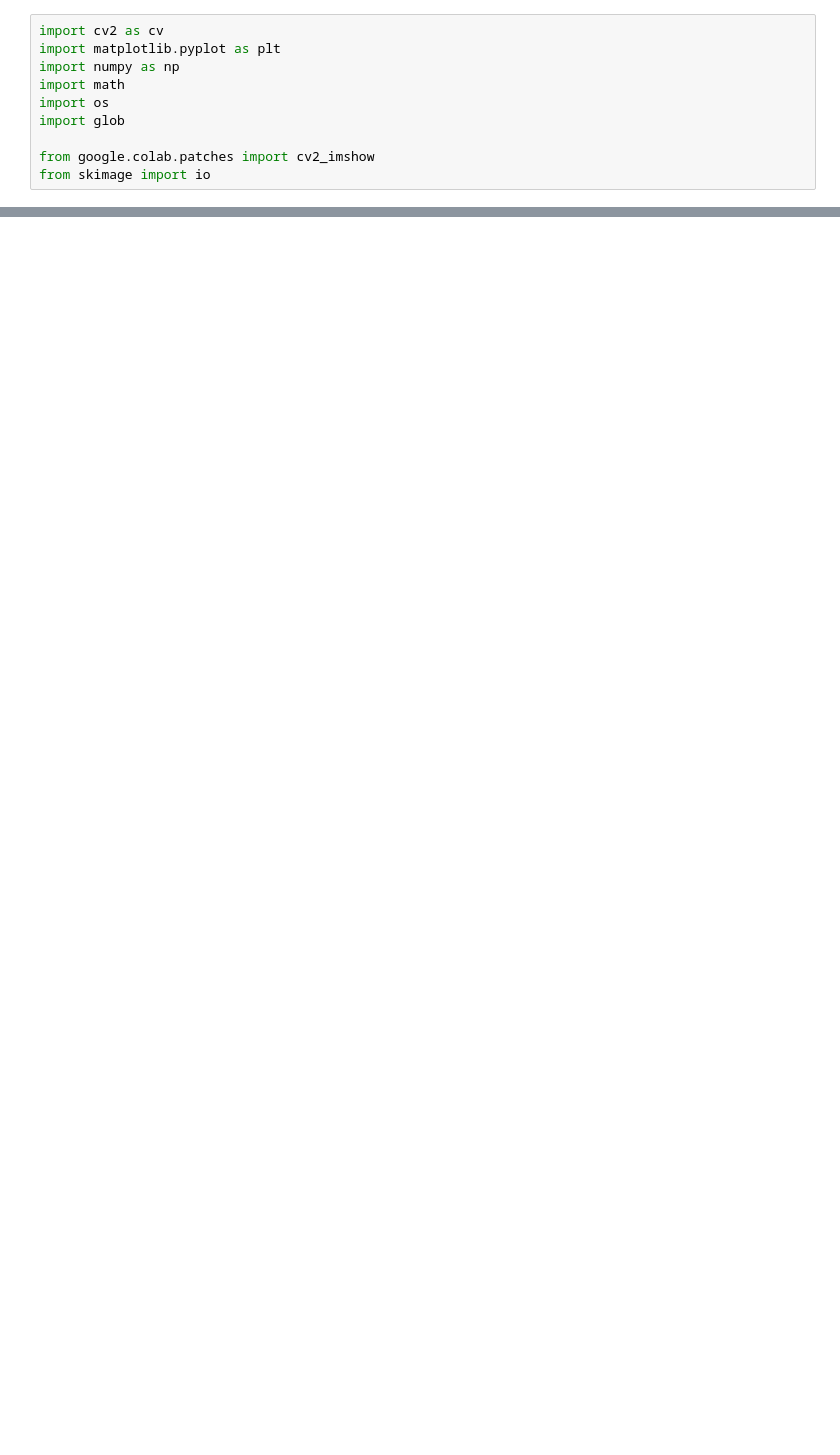
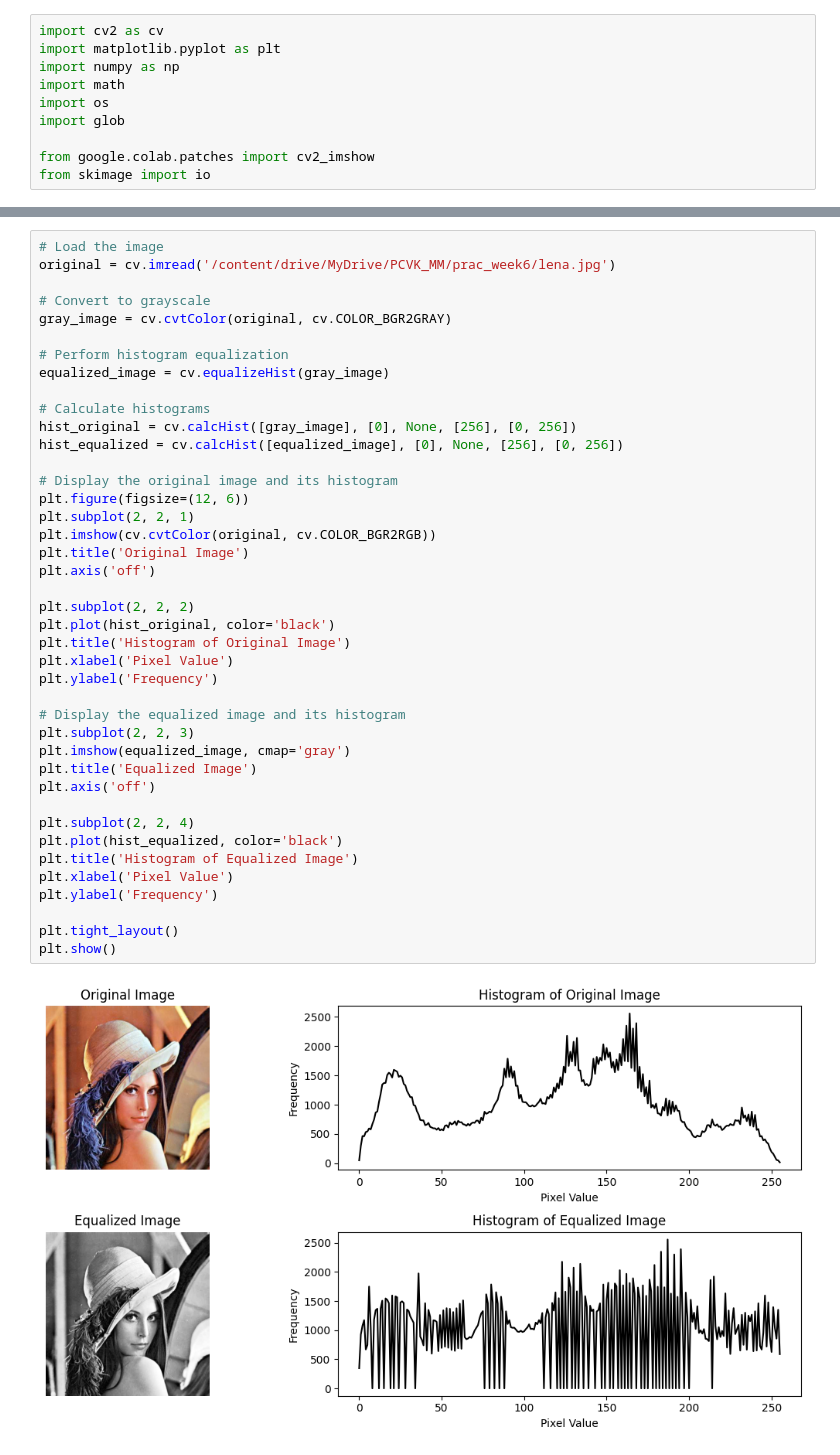
Before and after one commit to Raihandany/PCVK_Ganjil_2023, a Jupyter notebook: Week6_PCVK_2023.ipynb, the cells around one changed output, grey strips where cells are left out. Cells and saved outputs as stored; diff of their text form; blank space fills up the shorter version.

```diff
--- a/Week6_PCVK_2023.ipynb
+++ b/Week6_PCVK_2023.ipynb
@@ -54,0 +84,43 @@ NameError: ignored
+# %%
+# Load the image
+original = cv.imread('/content/drive/MyDrive/PCVK_MM/prac_week6/lena.jpg')
+
+# Convert to grayscale
+gray_image = cv.cvtColor(original, cv.COLOR_BGR2GRAY)
+
+# Perform histogram equalization
+equalized_image = cv.equalizeHist(gray_image)
+
+# Calculate histograms
+hist_original = cv.calcHist([gray_image], [0], None, [256], [0, 256])
+hist_equalized = cv.calcHist([equalized_image], [0], None, [256], [0, 256])
+
+# Display the original image and its histogram
+plt.figure(figsize=(12, 6))
+plt.subplot(2, 2, 1)
+plt.imshow(cv.cvtColor(original, cv.COLOR_BGR2RGB))
+plt.title('Original Image')
+plt.axis('off')
+
+plt.subplot(2, 2, 2)
+plt.plot(hist_original, color='black')
+plt.title('Histogram of Original Image')
+plt.xlabel('Pixel Value')
+plt.ylabel('Frequency')
+
+# Display the equalized image and its histogram
+plt.subplot(2, 2, 3)
+plt.imshow(equalized_image, cmap='gray')
+plt.title('Equalized Image')
+plt.axis('off')
+
+plt.subplot(2, 2, 4)
+plt.plot(hist_equalized, color='black')
+plt.title('Histogram of Equalized Image')
+plt.xlabel('Pixel Value')
+plt.ylabel('Frequency')
+
+plt.tight_layout()
+plt.show()
+# %% [output]
+[figure, added]
```
Also changed, not shown: parts of 6 cells of this notebook.
